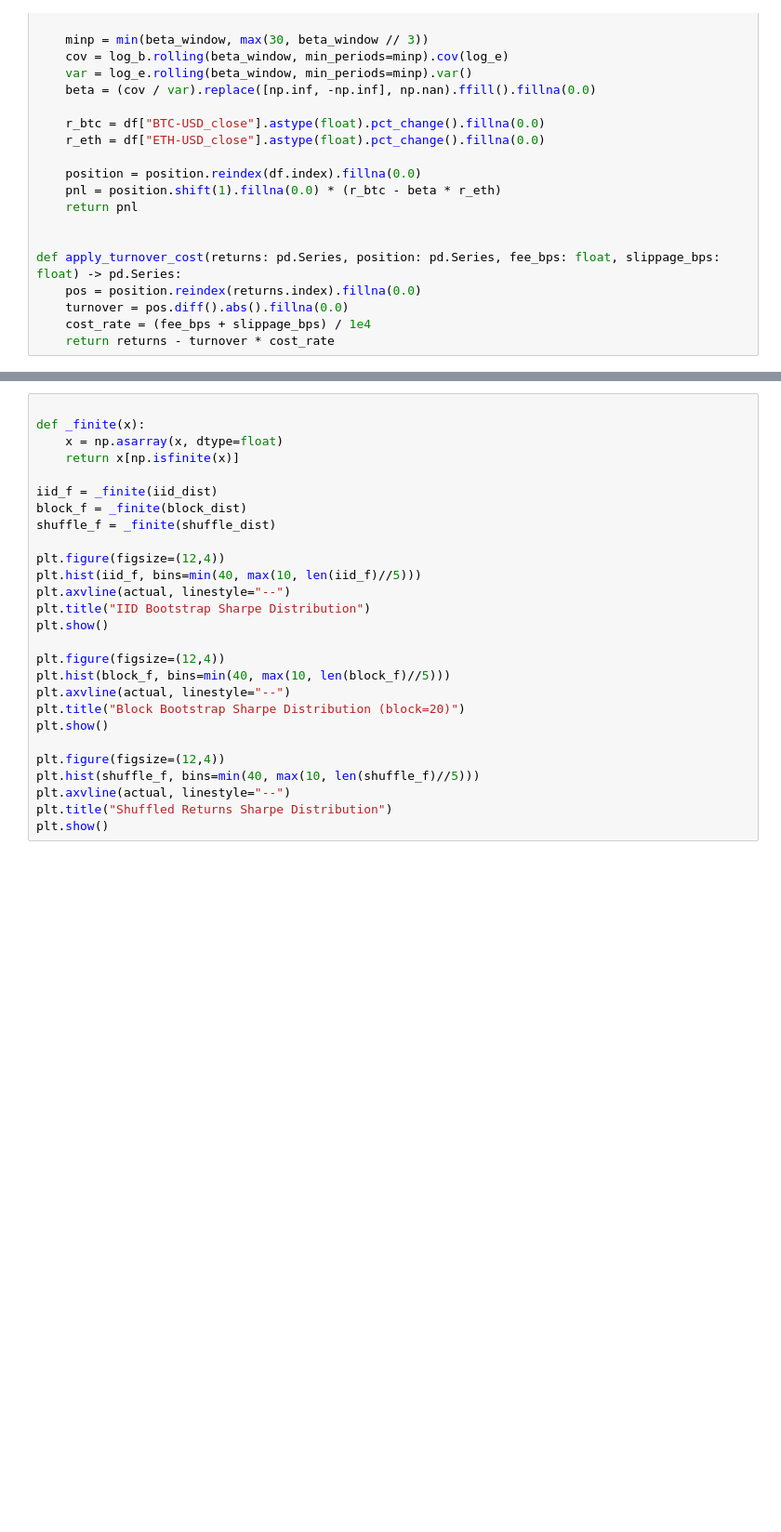
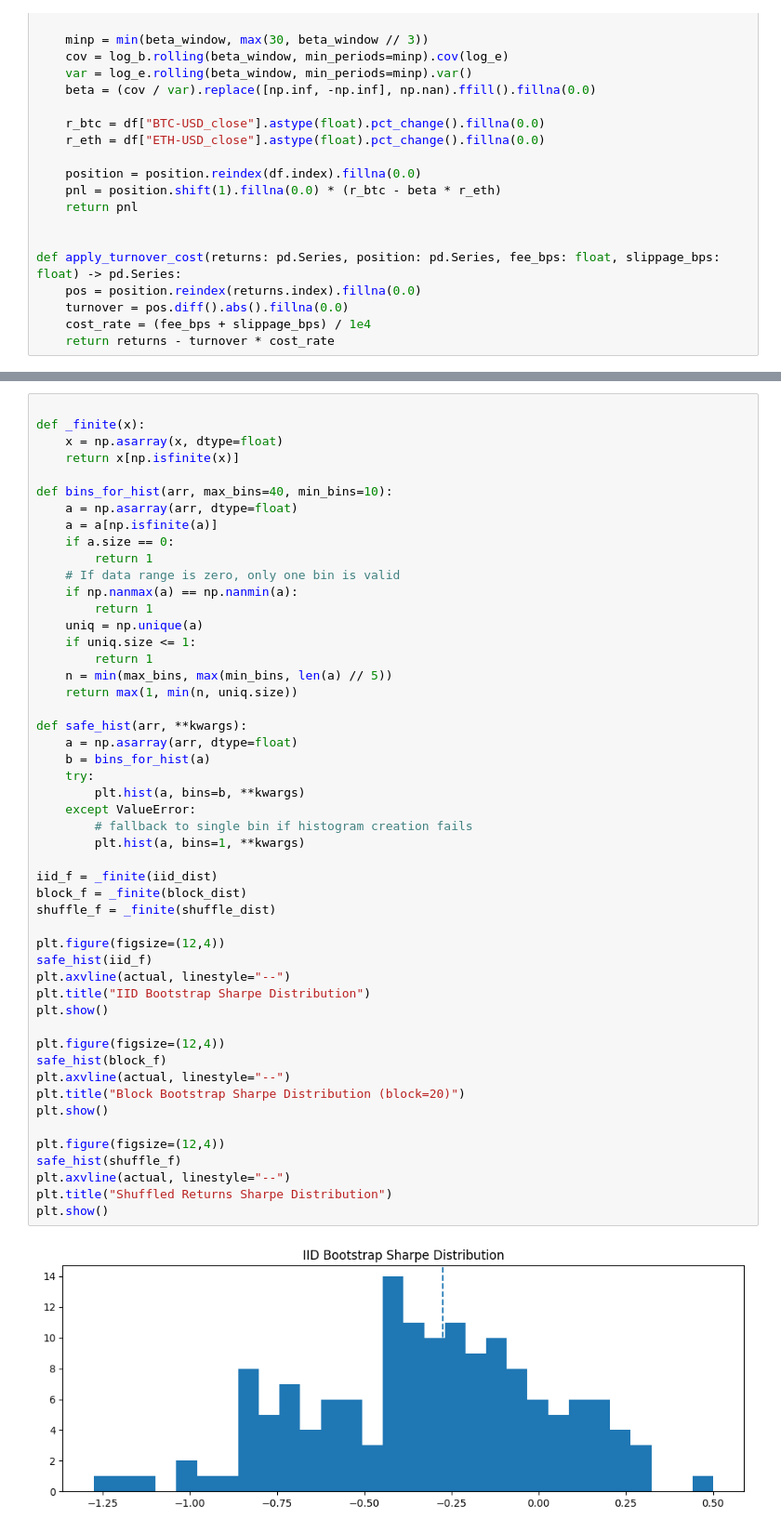
Before and after one commit to StandingAbove/LunaExchange, a Jupyter notebook: Crypto/Research/06_robustness_tests.ipynb, the cells around one changed output, grey strips where cells are left out. Shown at 93% size. Saved outputs shown, nothing was run; the diff lists cells and outputs as text; blank space fills up the shorter version.

```diff
--- a/Crypto/Research/06_robustness_tests.ipynb
+++ b/Crypto/Research/06_robustness_tests.ipynb
@@ -271,27 +301,52 @@ print("Shuffle mean Sharpe:", float(np.nanmean(shuffle_dist)))
 # %%
 
 def _finite(x):
     x = np.asarray(x, dtype=float)
     return x[np.isfinite(x)]
 
+def bins_for_hist(arr, max_bins=40, min_bins=10):
+    a = np.asarray(arr, dtype=float)
+    a = a[np.isfinite(a)]
+    if a.size == 0:
+        return 1
+    # If data range is zero, only one bin is valid
+    if np.nanmax(a) == np.nanmin(a):
+        return 1
+    uniq = np.unique(a)
+    if uniq.size <= 1:
+        return 1
+    n = min(max_bins, max(min_bins, len(a) // 5))
+    return max(1, min(n, uniq.size))
+
+def safe_hist(arr, **kwargs):
+    a = np.asarray(arr, dtype=float)
+    b = bins_for_hist(a)
+    try:
+        plt.hist(a, bins=b, **kwargs)
+    except ValueError:
+        # fallback to single bin if histogram creation fails
+        plt.hist(a, bins=1, **kwargs)
+
 iid_f = _finite(iid_dist)
 block_f = _finite(block_dist)
 shuffle_f = _finite(shuffle_dist)
 
 plt.figure(figsize=(12,4))
-plt.hist(iid_f, bins=min(40, max(10, len(iid_f)//5)))
+safe_hist(iid_f)
 plt.axvline(actual, linestyle="--")
 plt.title("IID Bootstrap Sharpe Distribution")
 plt.show()
 
 plt.figure(figsize=(12,4))
-plt.hist(block_f, bins=min(40, max(10, len(block_f)//5)))
+safe_hist(block_f)
 plt.axvline(actual, linestyle="--")
 plt.title("Block Bootstrap Sharpe Distribution (block=20)")
 plt.show()
 
 plt.figure(figsize=(12,4))
-plt.hist(shuffle_f, bins=min(40, max(10, len(shuffle_f)//5)))
+safe_hist(shuffle_f)
 plt.axvline(actual, linestyle="--")
 plt.title("Shuffled Returns Sharpe Distribution")
 plt.show()
+# %% [output]
+[figure, added]
```
Also changed, not shown: parts of 16 cells of this notebook, 5 other files.
